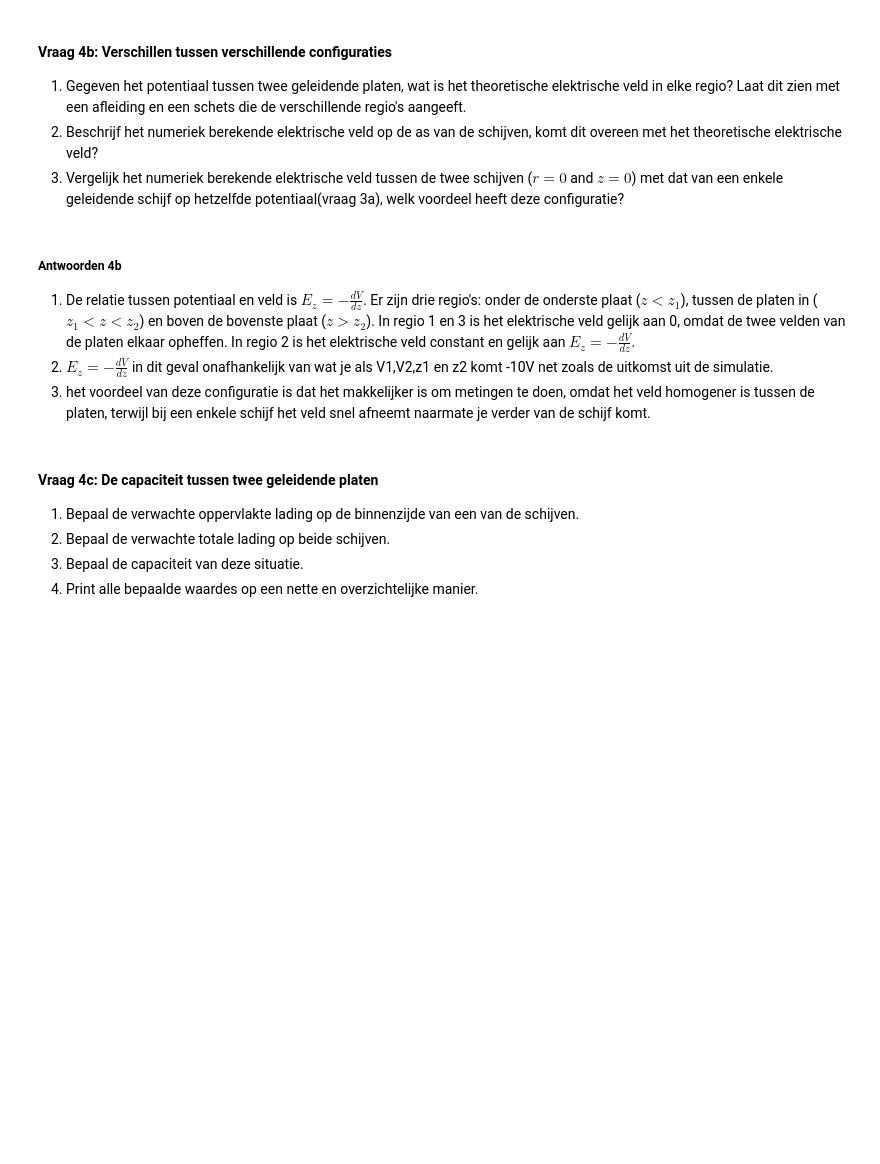
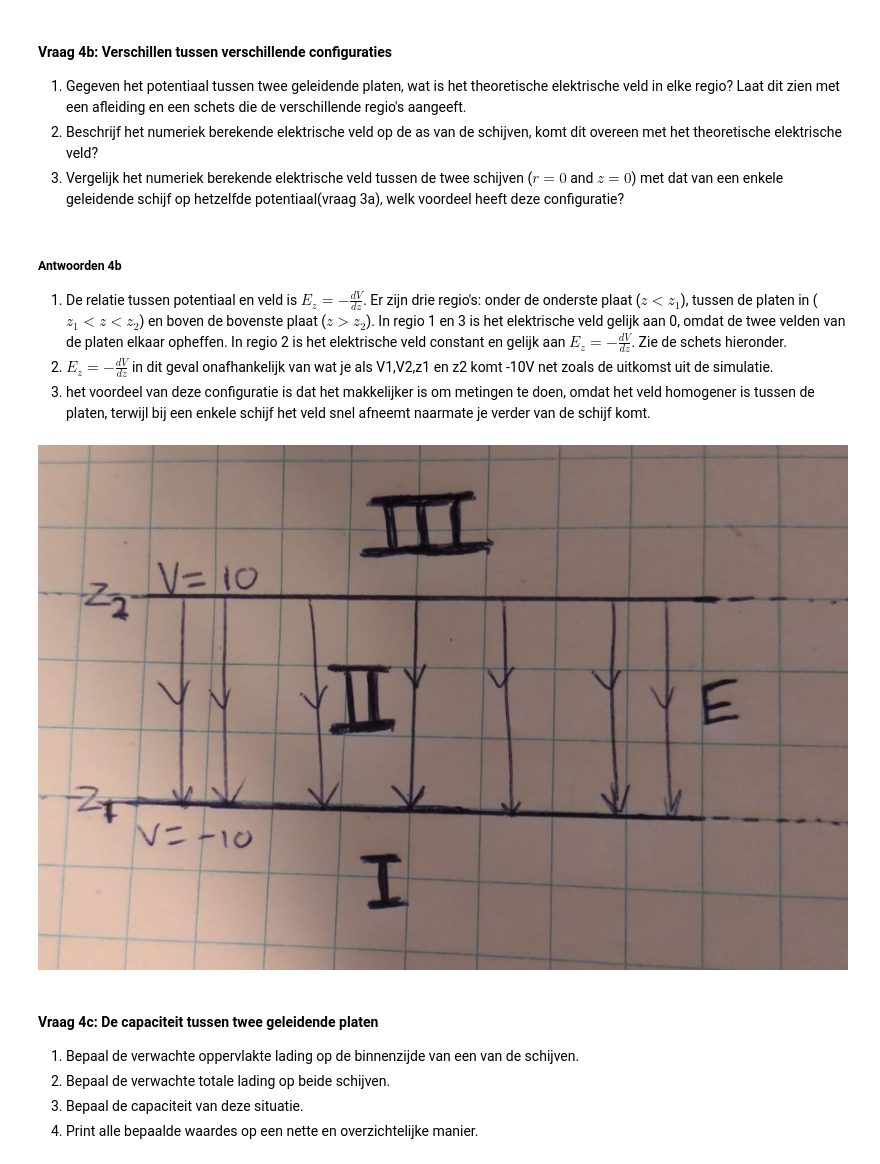
Before and after one commit to DRoelse/Daniel-Def-D, a Jupyter notebook: DigitaleOntwerpopdrachten/1CondensatorOpdracht/CondensatorOntwerpopdracht.ipynb, the cells around one changed output. Drawn from its saved outputs; the diff is of its cells as text; code cells hidden in the pictures; blank space fills up the shorter version.

```diff
--- a/DigitaleOntwerpopdrachten/1CondensatorOpdracht/CondensatorOntwerpopdracht.ipynb
+++ b/DigitaleOntwerpopdrachten/1CondensatorOpdracht/CondensatorOntwerpopdracht.ipynb
@@ -506,9 +506,13 @@ plt.show()
 # %% [markdown]
 ##### Antwoorden 4b
 
-1. De relatie tussen potentiaal en veld is $E_z = -\frac{dV}{dz}$. Er zijn drie regio's: onder de onderste plaat ($z < z_1$), tussen de platen in ($z_1 < z < z_2$) en boven de bovenste plaat ($z > z_2$). In regio 1 en 3 is het elektrische veld gelijk aan 0, omdat de twee velden van de platen elkaar opheffen. In regio 2 is het elektrische veld constant en gelijk aan $E_z = -\frac{dV}{dz}$.
+1. De relatie tussen potentiaal en veld is $E_z = -\frac{dV}{dz}$. Er zijn drie regio's: onder de onderste plaat ($z < z_1$), tussen de platen in ($z_1 < z < z_2$) en boven de bovenste plaat ($z > z_2$). In regio 1 en 3 is het elektrische veld gelijk aan 0, omdat de twee velden van de platen elkaar opheffen. In regio 2 is het elektrische veld constant en gelijk aan $E_z = -\frac{dV}{dz}$. Zie de schets hieronder.
 2. $E_z = -\frac{dV}{dz}$ in dit geval onafhankelijk van wat je als V1,V2,z1 en z2 komt -10V net zoals de uitkomst uit de simulatie.
 3. het voordeel van deze configuratie is dat het makkelijker is om metingen te doen, omdat het veld homogener is tussen de platen, terwijl bij een enkele schijf het veld snel afneemt naarmate je verder van de schijf komt.
+# %%
+display(Image("figures/Schets_TweePlaten.jpg"))
+# %% [output]
+[figure, added]
 # %% [markdown]
 #### Vraag 4c: De capaciteit tussen twee geleidende platen
 
```
Also changed, not shown: parts of 4 cells of this notebook, 5 other files.
